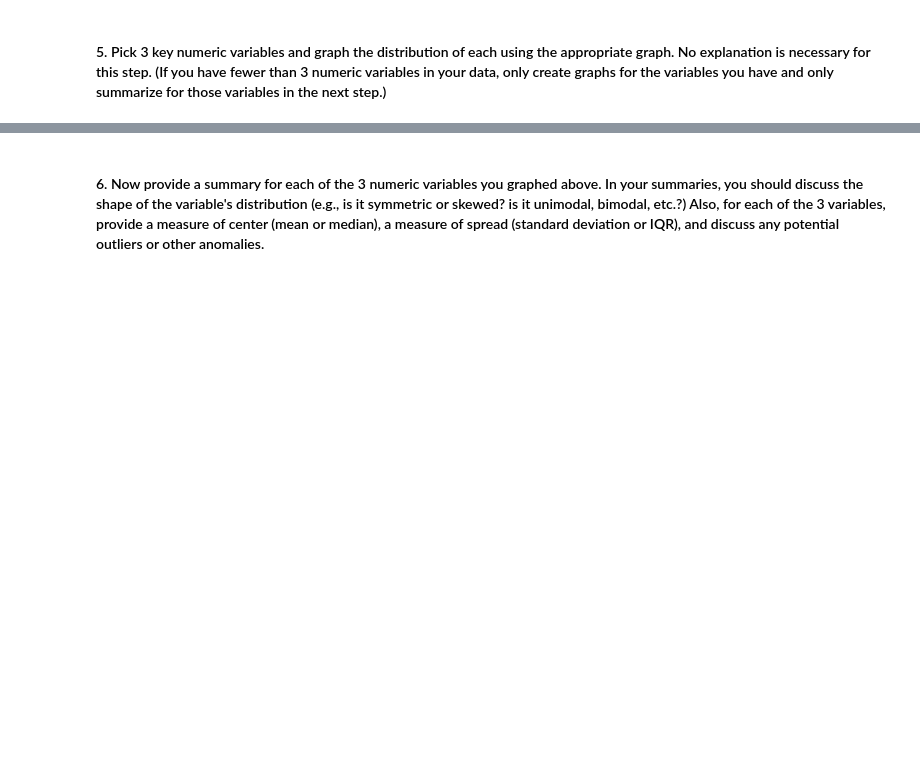
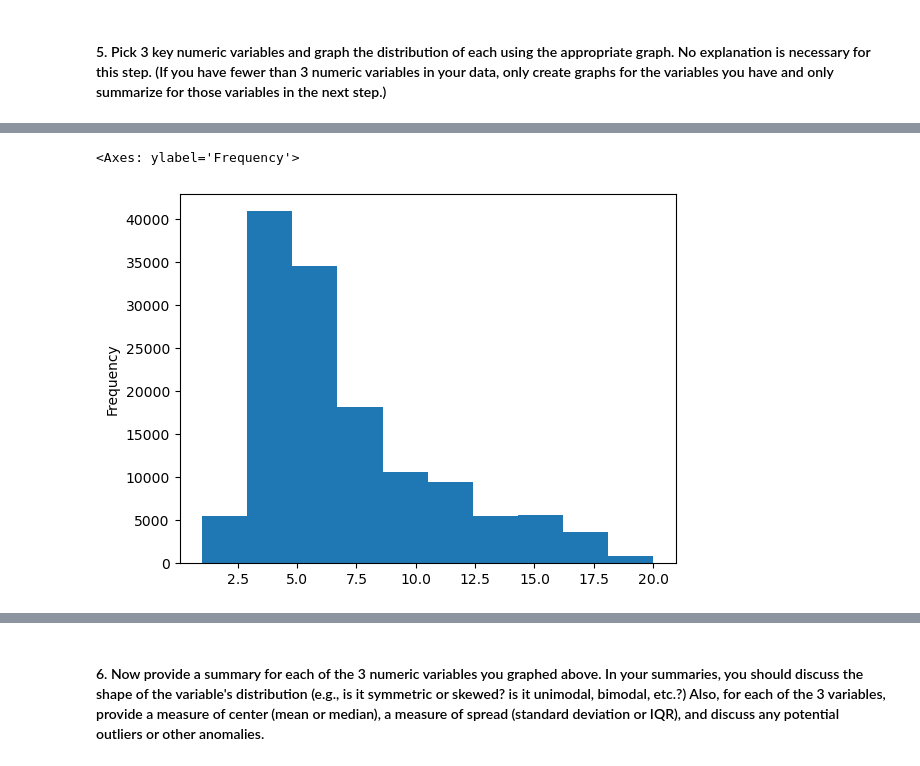
Before and after one commit to ryanfitzbc/DA3-online, a Jupyter notebook: CodingProject_Profiling.ipynb, the cells around one changed output, grey strips where cells are left out. Saved outputs shown, nothing was run; the diff lists cells and outputs as text; code cells hidden in the pictures; blank space fills up the shorter version.

```diff
--- a/CodingProject_Profiling.ipynb
+++ b/CodingProject_Profiling.ipynb
@@ -38,4 +132,8 @@ get_ipython().ast_node_interactivity = 'all'
 # %%
 # Enter your code for graph #2 here
+df["TT_RMS"].plot.hist()
+# %% [output]
+<Axes: ylabel='Frequency'>
+[figure, added]
 # %%
 # Enter your code for graph #3 here
```
Also changed, not shown: parts of 15 cells of this notebook, 1 other file.
